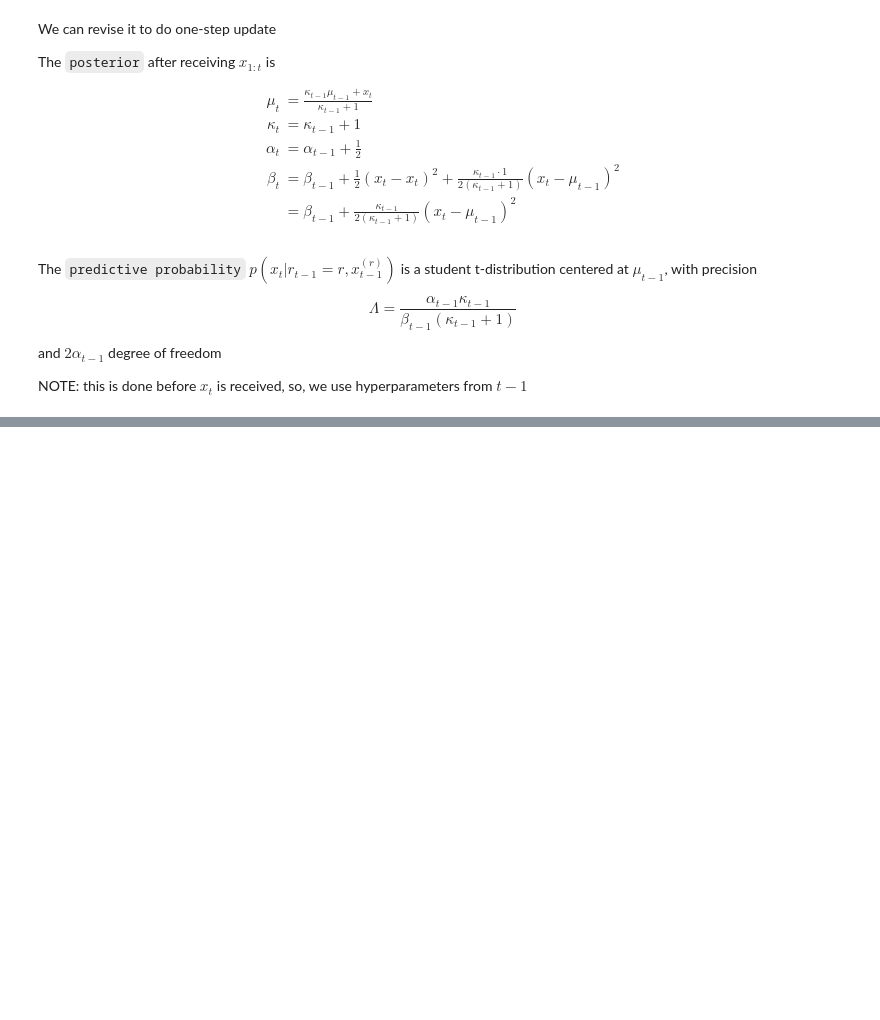
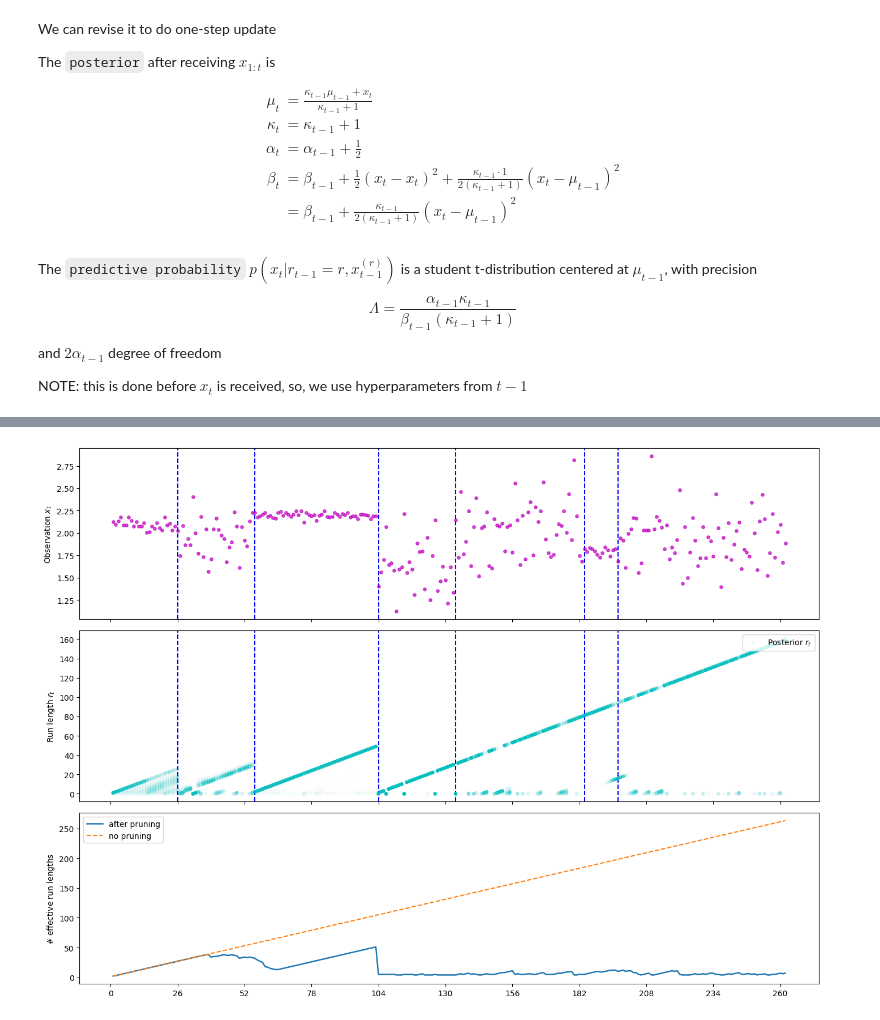
Before and after one commit to heyjianjing/time_series, a Jupyter notebook: ts_03_changepoint_detection_conjugacy.ipynb, the cells around one changed output, grey strips where cells are left out. Drawn from its saved outputs; the diff is of its cells as text; code cells hidden in the pictures; blank space fills up the shorter version.

```diff
--- a/ts_03_changepoint_detection_conjugacy.ipynb
+++ b/ts_03_changepoint_detection_conjugacy.ipynb
@@ -895,0 +933,27 @@ NOTE: this is done before $x_t$ is received, so, we use hyperparameters from $t-
+# %%
+# hyperparameters
+mu_prior = 2.1 # rough mean
+kappa_prior = 1 # keep kappa_0 small (1~5) so mu_t can track data quickly
+alpha_prior = 25.0 # (2 * alpha) about 5-10x smallest segment length to expect
+beta_prior = alpha_prior * (0.05**2) # beta/alpha about sigma^2 of first segment
+hyper_param_rt = [hyper_param_inst(mu_prior, kappa_prior, alpha_prior, beta_prior)] # list, corresponding to different r
+
+# keep a copy of prior to be appended to hyperparameter list
+prior_hyper_param = hyper_param_inst(mu_prior, kappa_prior, alpha_prior, beta_prior)
+
+post_rt, hist_len_rt_after_pruning = cp_detection(
+    data_x,
+    num_steps,
+    hyper_param_rt,
+    prior_hyper_param,
+    var_obs=None,
+    inv_hazard=20.,
+    pruning_eps=1e-8,
+    use_prior_for_cp=True,
+    )
+# %%
+# print(np.argmax(post_rt[1:], axis=1))
+plot_cp_detection(data_x, post_rt, hist_len_rt_after_pruning,
+                   change_points=data_cp, r_true=data_r)
+# %% [output]
+[figure, added]
```
Also changed, not shown: parts of 7 cells of this notebook.
